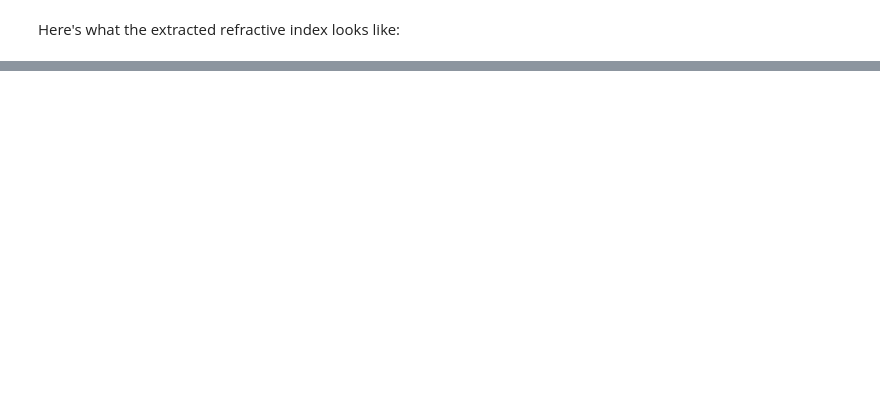
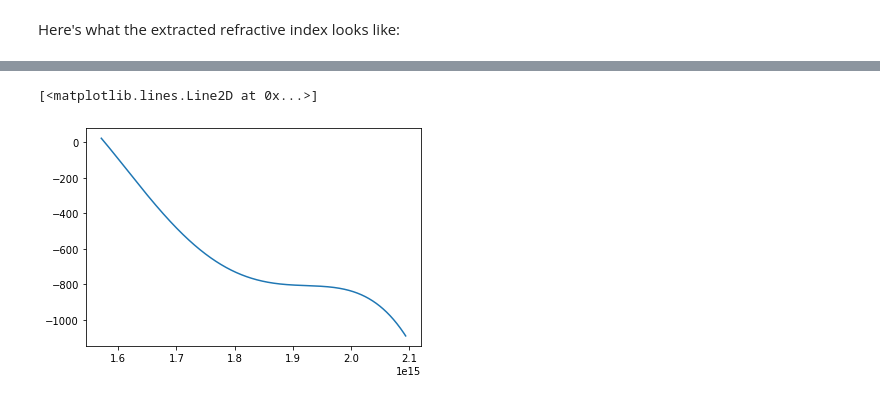
Before and after one commit to jmorse2020/Physics-FYP, a Jupyter notebook: Delta-phi-retrieval-on-data.ipynb, the cells around one changed output, grey strips where cells are left out. Drawn from its saved outputs; the diff is of its cells as text; code cells hidden in the pictures; blank space fills up the shorter version.

```diff
--- a/Delta-phi-retrieval-on-data.ipynb
+++ b/Delta-phi-retrieval-on-data.ipynb
@@ -138,0 +142,6 @@ plt.plot(wavelengths, np.array(GVD(wavelengths))*1e28)
+# %%
+[omegas, intensity] = sifomega.ConvertWavelengthSpectraToOmega(wavelengths, spectral_phase)
+plt.plot(omegas,intensity)
+coefficients_omega = sif.DeltaPhiRetrievalProcedure(x=omegas, y=intensity, order = 4, keep_min_freq = 0.025e-13, keep_max_freq = -1, side = "left", show_plots = True, fft_x_lim = [-1e-13, 1e-13], fft_y_lim=[-1, 10], hanning = False, normalise=False)[1]
+phi_omega = lambda var: np.poly1d(coefficients_omega)(var)
+plt.plot(omegas, phi_omega(omegas))
@@ -138,0 +163,6 @@ plt.plot(wavelengths, np.array(GVD(wavelengths))*1e28)
+# %%
+beta_omega = sifomega.ObtainBetaFromPhi(phi_omega,0.575)
+plt.plot(omegas,beta_omega(omegas))
+# %% [output]
+[<matplotlib.lines.Line2D at 0x...>]
+[figure, added]
```
Also changed, not shown: parts of 19 cells of this notebook, 1 other file.
